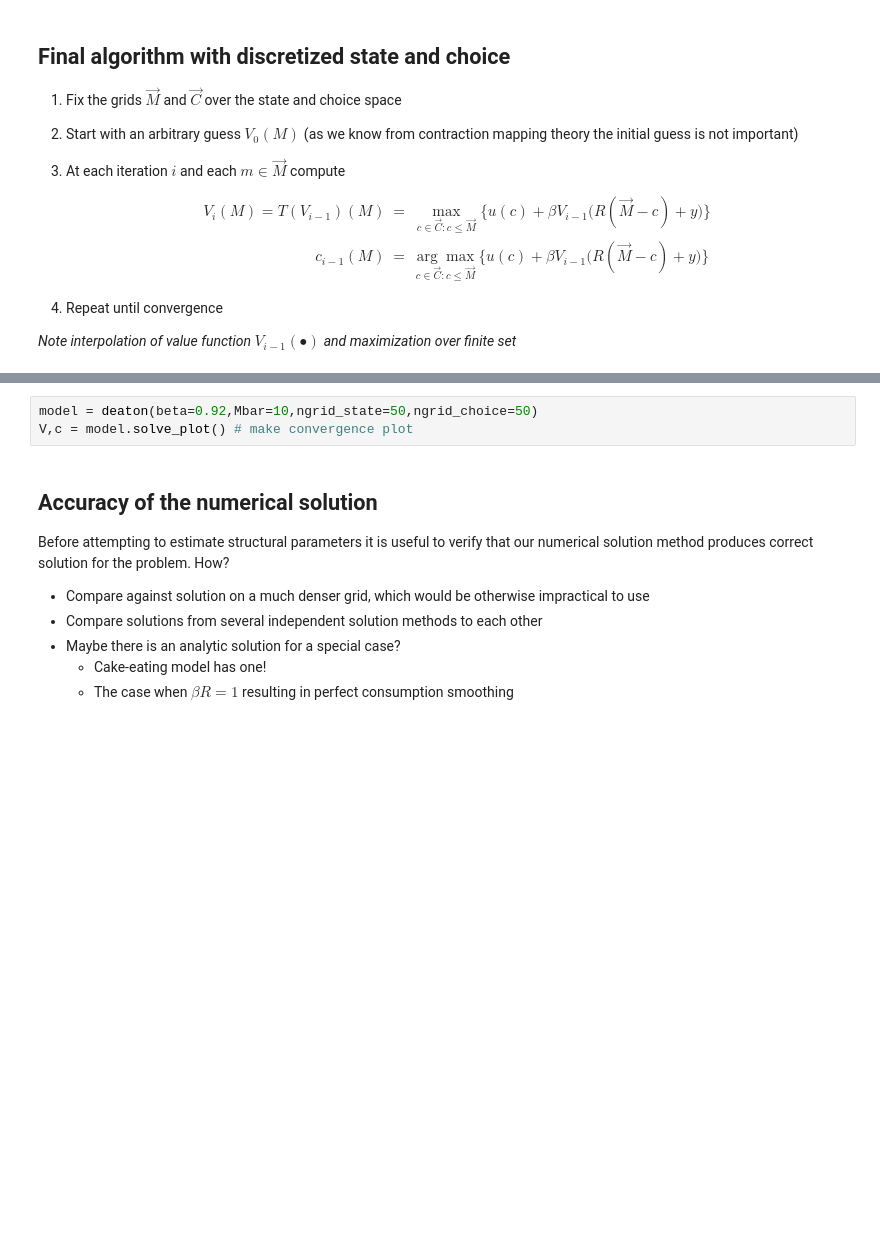
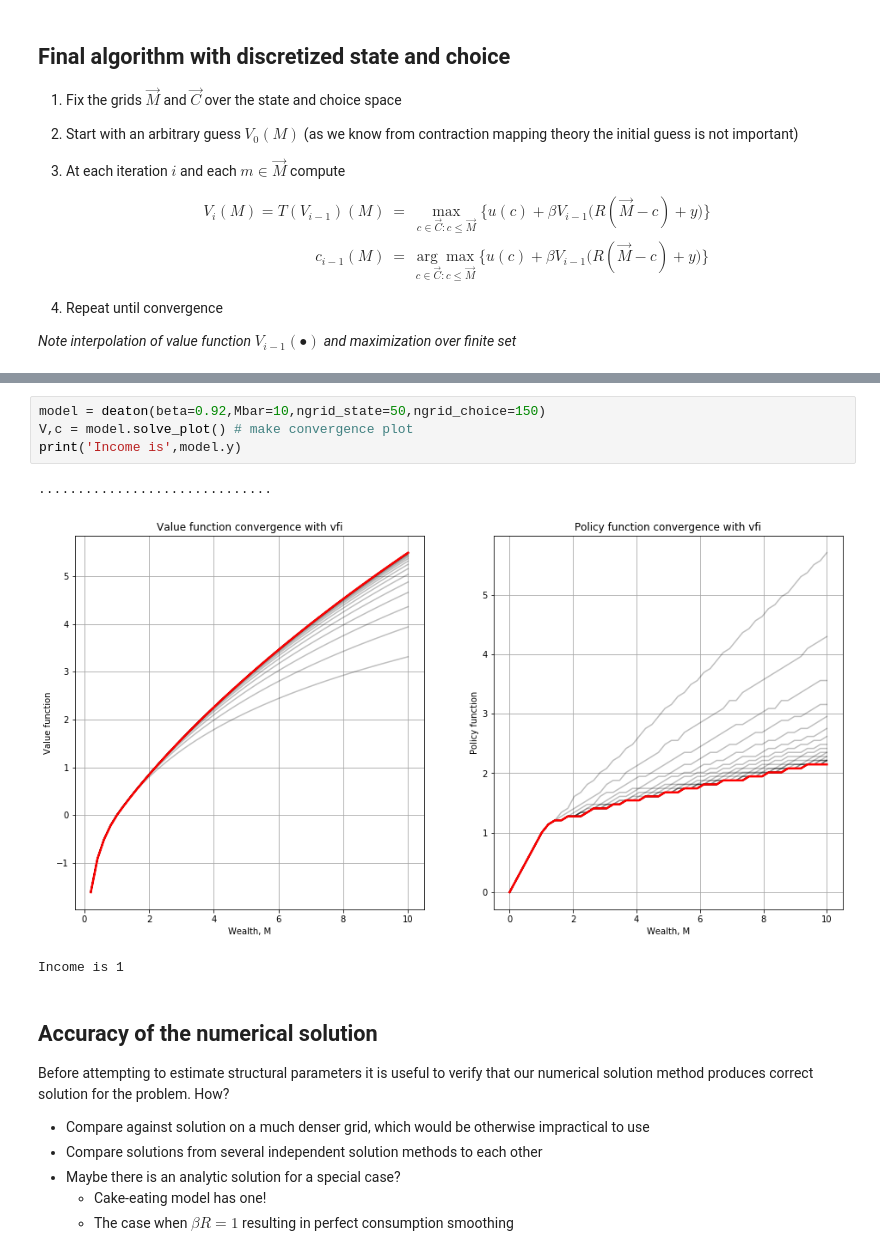
Before and after one commit to CompEconCourse/CourseMaterials, a Jupyter notebook: lec5_deaton.ipynb, the cells around one changed output, grey strips where cells are left out. Cells and saved outputs as stored; diff of their text form; blank space fills up the shorter version.

```diff
--- a/lec5_deaton.ipynb
+++ b/lec5_deaton.ipynb
@@ -608,6 +637,11 @@ V,c = model.solve_vfi()
 # %%
-model = deaton(beta=0.92,Mbar=10,ngrid_state=50,ngrid_choice=50)
+model = deaton(beta=0.92,Mbar=10,ngrid_state=50,ngrid_choice=150)
 V,c = model.solve_plot() # make convergence plot
+print('Income is',model.y)
+# %% [output]
+..............................
+[figure, added]
+Income is 1
 # %% [markdown]
 ## Accuracy of the numerical solution
 
```
Also changed, not shown: parts of 22 cells of this notebook, 1 other file.
